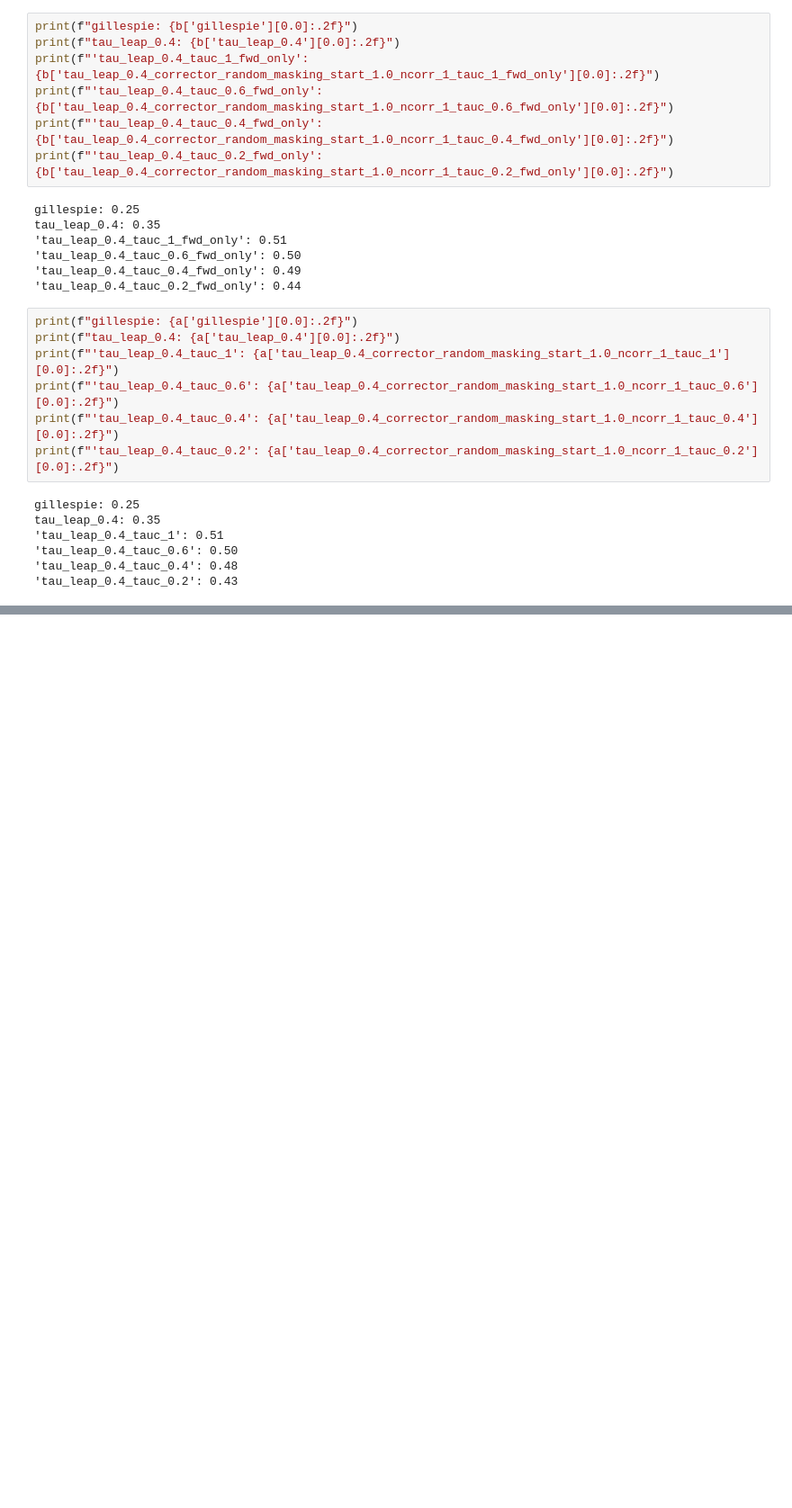
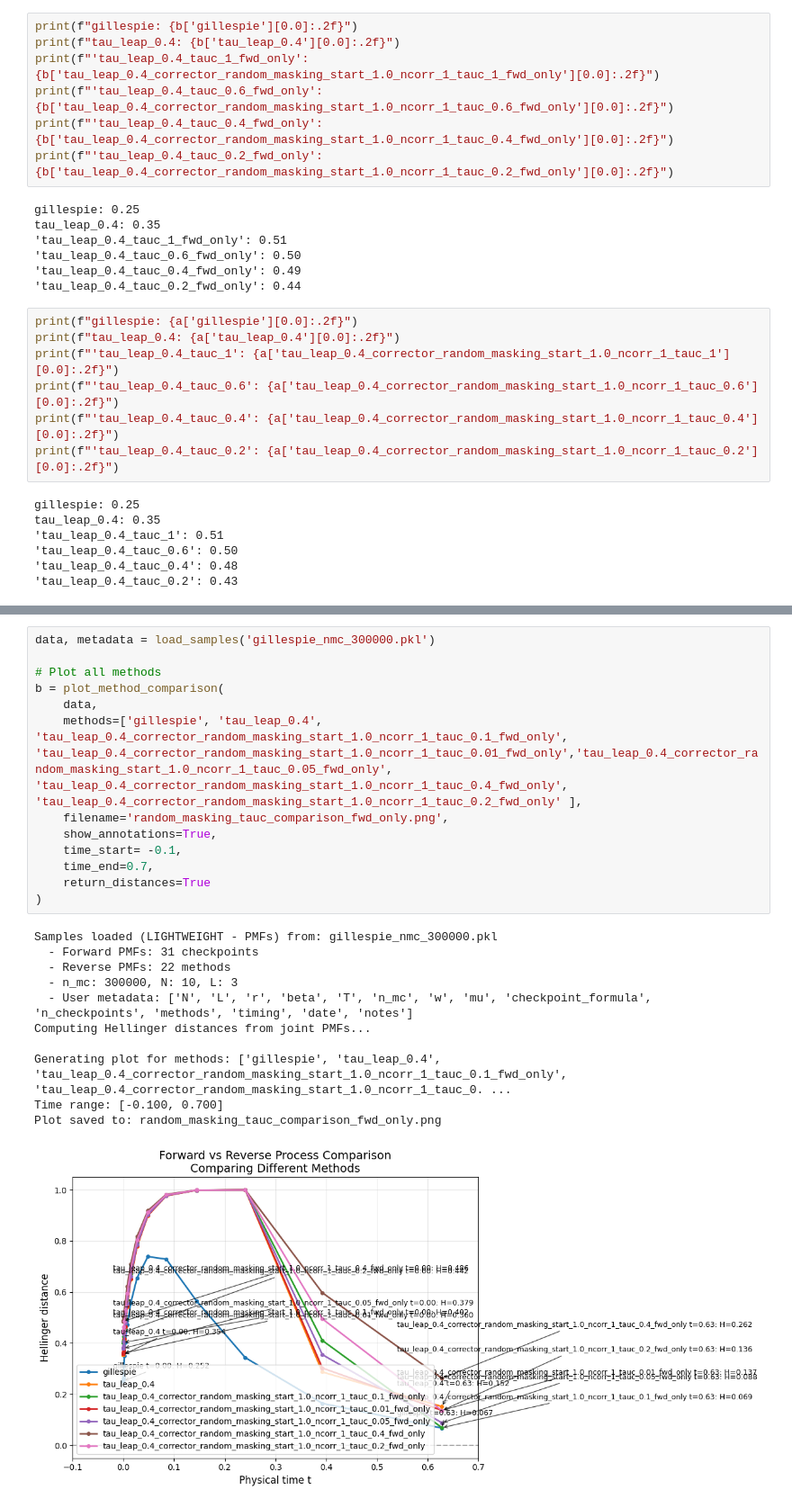
Before and after one commit to loren-ll/Correctors_Discrete_Diffusion, a Jupyter notebook: Testing_3.ipynb, the cells around one changed output, grey strips where cells are left out. Shown at 90% size. Cells and saved outputs as stored; diff of their text form; blank space fills up the shorter version.

Commit message:
[TEST RESULTS] Random Masking fwd only: test different tau_c

```diff
--- a/Testing_3.ipynb
+++ b/Testing_3.ipynb
@@ -156,0 +219,25 @@ tau_leap_0.4: 0.35
+# %%
+data, metadata = load_samples('gillespie_nmc_300000.pkl')
+
+# Plot all methods
+b = plot_method_comparison(
+    data,
+    methods=['gillespie', 'tau_leap_0.4', 'tau_leap_0.4_corrector_random_masking_start_1.0_ncorr_1_tauc_0.1_fwd_only', 'tau_leap_0.4_corrector_random_masking_start_1.0_ncorr_1_tauc_0.01_fwd_only','tau_leap_0.4_corrector_random_masking_start_1.0_ncorr_1_tauc_0.05_fwd_only', 'tau_leap_0.4_corrector_random_masking_start_1.0_ncorr_1_tauc_0.4_fwd_only', 'tau_leap_0.4_corrector_random_masking_start_1.0_ncorr_1_tauc_0.2_fwd_only' ],
+    filename='random_masking_tauc_comparison_fwd_only.png',
+    show_annotations=True,
+    time_start= -0.1,
+    time_end=0.7,
+    return_distances=True
+)
+# %% [output]
+Samples loaded (LIGHTWEIGHT - PMFs) from: gillespie_nmc_300000.pkl
+  - Forward PMFs: 31 checkpoints
+  - Reverse PMFs: 22 methods
+  - n_mc: 300000, N: 10, L: 3
+  - User metadata: ['N', 'L', 'r', 'beta', 'T', 'n_mc', 'w', 'mu', 'checkpoint_formula', 'n_checkpoints', 'methods', 'timing', 'date', 'notes']
+Computing Hellinger distances from joint PMFs...
+
+Generating plot for methods: ['gillespie', 'tau_leap_0.4', 'tau_leap_0.4_corrector_random_masking_start_1.0_ncorr_1_tauc_0.1_fwd_only', 'tau_leap_0.4_corrector_random_masking_start_1.0_ncorr_1_tauc_0. ...
+Time range: [-0.100, 0.700]
+Plot saved to: random_masking_tauc_comparison_fwd_only.png
+[figure, added]
```
Also changed, not shown: parts of 4 cells of this notebook.
